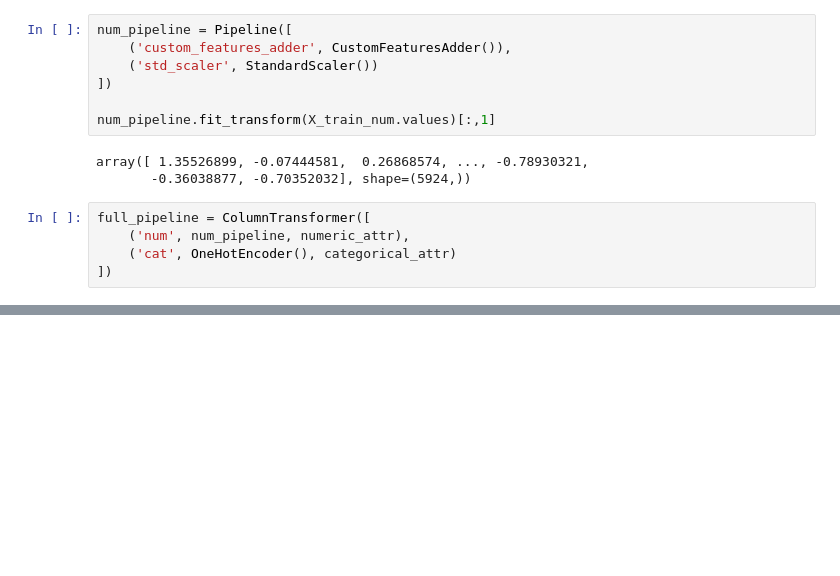
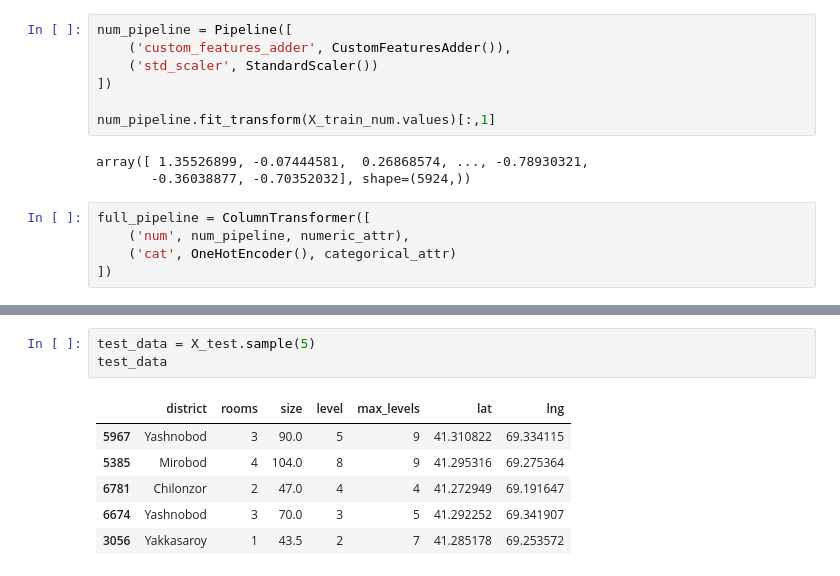
Before and after one commit to sarmuh/first-ml-training, a Jupyter notebook: notebooks/03_data_training.ipynb, the cells around one changed output, grey strips where cells are left out. Cells and saved outputs as stored; diff of their text form; blank space fills up the shorter version.

```diff
--- a/notebooks/03_data_training.ipynb
+++ b/notebooks/03_data_training.ipynb
@@ -90,0 +104,10 @@ jj.shape
+# %%
+test_data = X_test.sample(5)
+test_data
+# %% [output]
+|  | district | rooms | size | level | max_levels | lat | lng |
+| 5967 | Yashnobod | 3 | 90.0 | 5 | 9 | 41.310822 | 69.334115 |
+| 5385 | Mirobod | 4 | 104.0 | 8 | 9 | 41.295316 | 69.275364 |
+| 6781 | Chilonzor | 2 | 47.0 | 4 | 4 | 41.272949 | 69.191647 |
+| 6674 | Yashnobod | 3 | 70.0 | 3 | 5 | 41.292252 | 69.341907 |
+| 3056 | Yakkasaroy | 1 | 43.5 | 2 | 7 | 41.285178 | 69.253572 |
```
Also changed, not shown: parts of 21 cells of this notebook, 1 other file.
